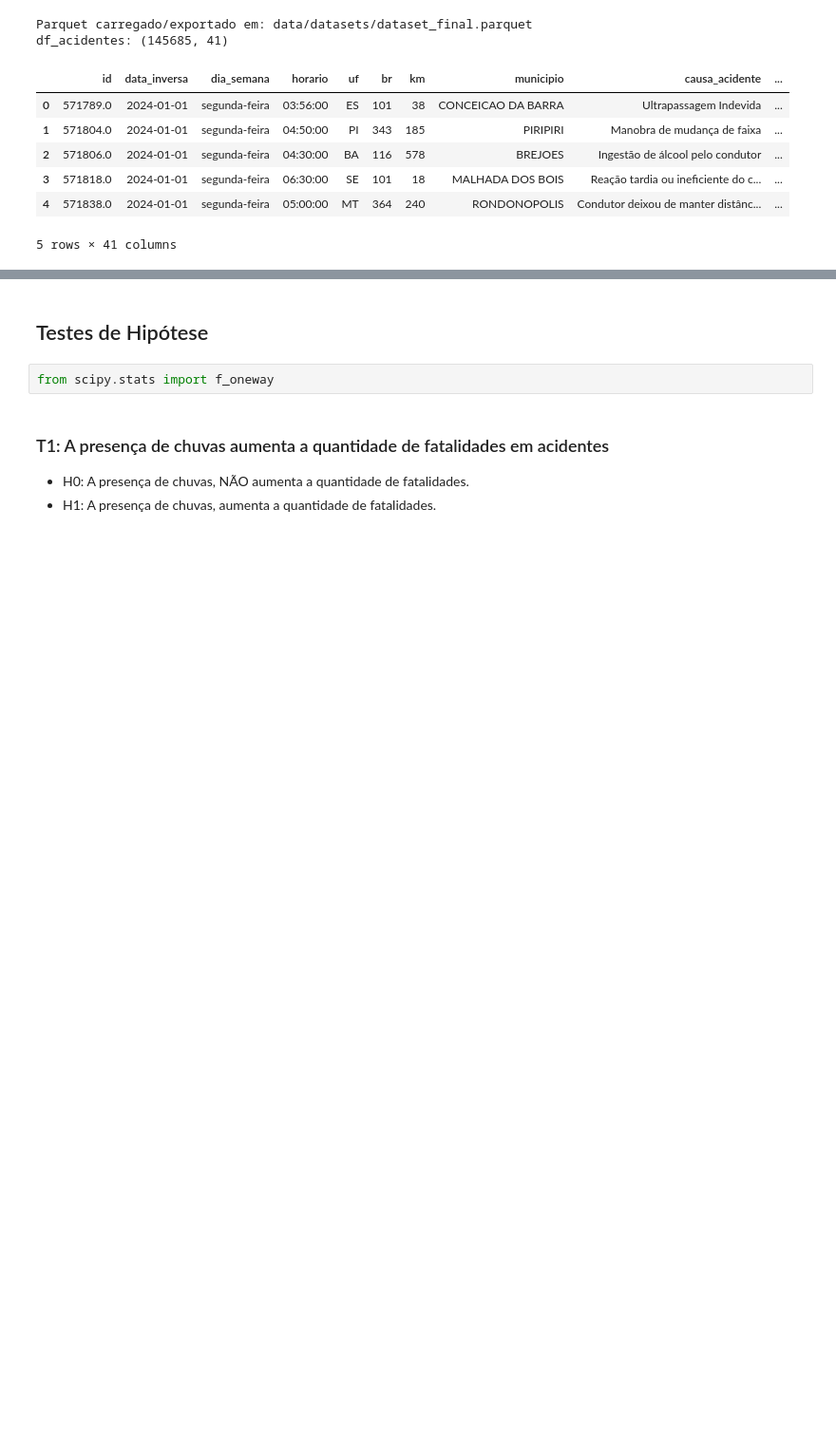
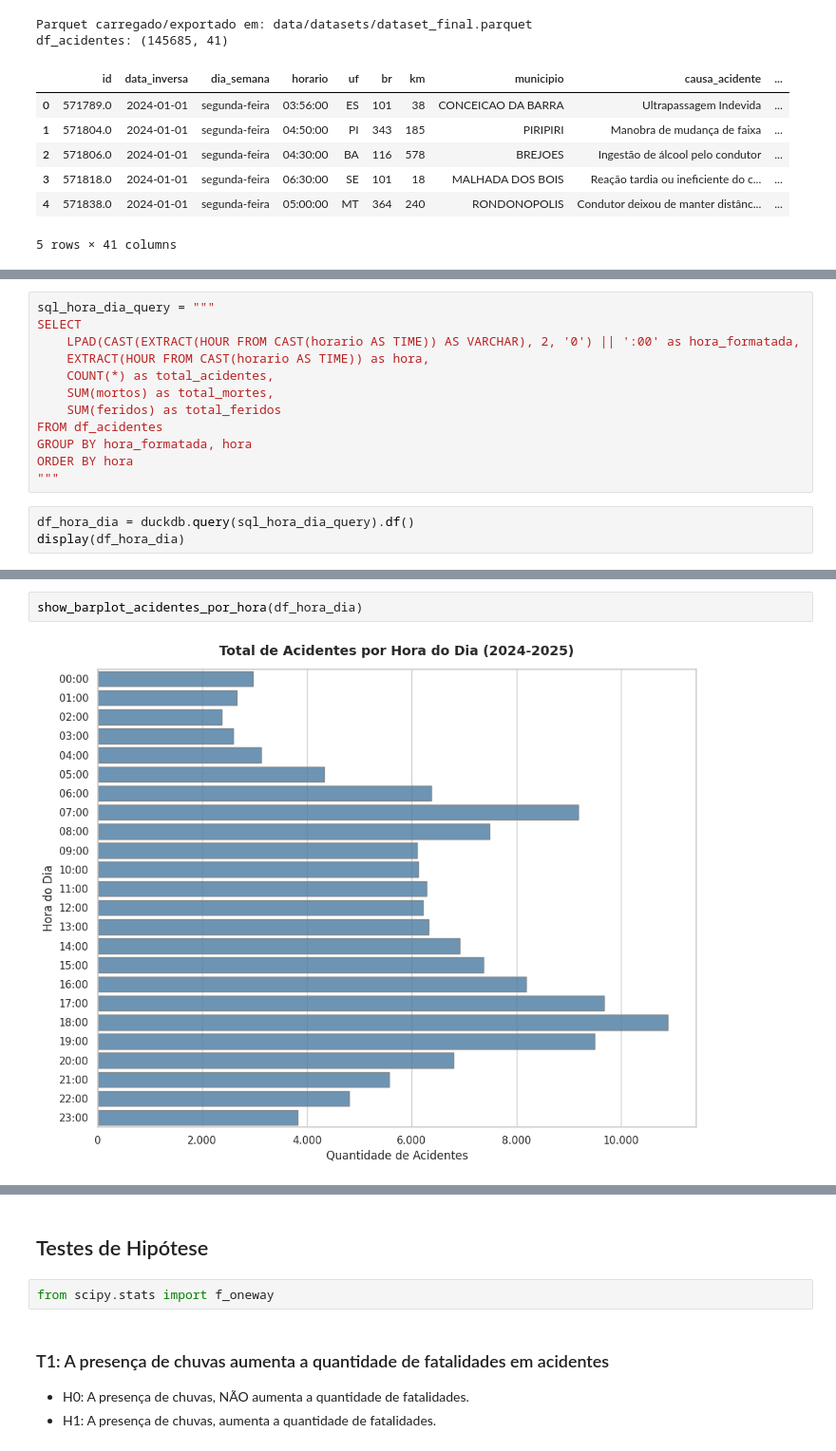
Before and after one commit to afmireski/trabalho_final_ciencia_de_dados, a Jupyter notebook: trabalho_final_afmireski.ipynb, the cells around one changed output, grey strips where cells are left out. Shown at 95% size. Cells and saved outputs as stored; diff of their text form; blank space fills up the shorter version.

```diff
--- a/trabalho_final_afmireski.ipynb
+++ b/trabalho_final_afmireski.ipynb
@@ -1375,0 +1614,15 @@ df_acidentes: (145685, 41)
+# %%
+sql_hora_dia_query = """
+SELECT
+    LPAD(CAST(EXTRACT(HOUR FROM CAST(horario AS TIME)) AS VARCHAR), 2, '0') || ':00' as hora_formatada,
+    EXTRACT(HOUR FROM CAST(horario AS TIME)) as hora,
+    COUNT(*) as total_acidentes,
+    SUM(mortos) as total_mortes,
+    SUM(feridos) as total_feridos
+FROM df_acidentes
+GROUP BY hora_formatada, hora
+ORDER BY hora
+"""
+# %%
+df_hora_dia = duckdb.query(sql_hora_dia_query).df()
+display(df_hora_dia)
@@ -1375,0 +1706,4 @@ df_acidentes: (145685, 41)
+# %%
+show_barplot_acidentes_por_hora(df_hora_dia)
+# %% [output]
+[figure, added]
```
Also changed, not shown: parts of 44 cells of this notebook, 1 other file.
